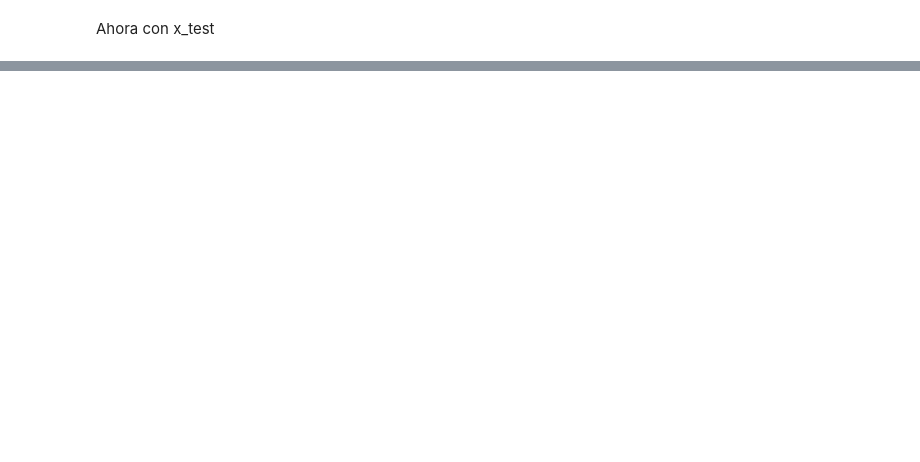
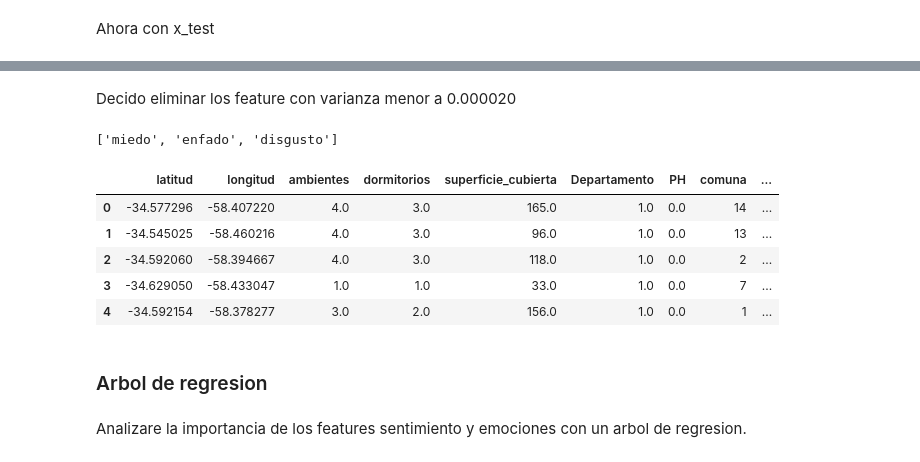
Before and after one commit to napoli-lucia/7506-Organizacion-de-Datos-TPs, a Jupyter notebook: TP2/7506R_TP2_GRUPO18_ENTREGA_N1.ipynb, the cells around one changed output, grey strips where cells are left out. Cells and saved outputs as stored; diff of their text form; code cells hidden in the pictures; blank space fills up the shorter version.

```diff
--- a/TP2/7506R_TP2_GRUPO18_ENTREGA_N1.ipynb
+++ b/TP2/7506R_TP2_GRUPO18_ENTREGA_N1.ipynb
@@ -291,0 +282,2 @@ x_test_emotion.head()
+# %%
+df = x_train[['alegria', 'tristeza', 'sorpresa', 'miedo', 'enfado', 'otros', 'disgusto']]
@@ -291,0 +316,30 @@ x_test_emotion.head()
+# %% [markdown]
+Decido eliminar los feature con varianza menor a 0.000020
+# %%
+f_a_eliminar = []
+# %%
+for f in df.columns:
+    if df[f].var() < 0.000020:
+        f_a_eliminar.append(f)
+# %%
+f_a_eliminar
+# %% [output]
+['miedo', 'enfado', 'disgusto']
+# %%
+#Los elimino del dataSet, train y test
+#Aclaro que el estudio fue hecho con los datos del train asi no sesgo los valores del test
+x_train.drop(columns=f_a_eliminar, inplace=True)
+x_test.drop(columns=f_a_eliminar, inplace=True)
+# %%
+x_test.head()
+# %% [output]
+|  | latitud | longitud | ambientes | dormitorios | superficie_cubierta | Departamento | PH | comuna | ... |
+| 0 | -34.577296 | -58.407220 | 4.0 | 3.0 | 165.0 | 1.0 | 0.0 | 14 | ... |
+| 1 | -34.545025 | -58.460216 | 4.0 | 3.0 | 96.0 | 1.0 | 0.0 | 13 | ... |
+| 2 | -34.592060 | -58.394667 | 4.0 | 3.0 | 118.0 | 1.0 | 0.0 | 2 | ... |
+| 3 | -34.629050 | -58.433047 | 1.0 | 1.0 | 33.0 | 1.0 | 0.0 | 7 | ... |
+| 4 | -34.592154 | -58.378277 | 3.0 | 2.0 | 156.0 | 1.0 | 0.0 | 1 | ... |
+# %% [markdown]
+### Arbol de regresion
+# %% [markdown]
+Analizare la importancia de los features sentimiento y emociones con un arbol de regresion.
```
Also changed, not shown: parts of 66 cells of this notebook, 3 other files.
